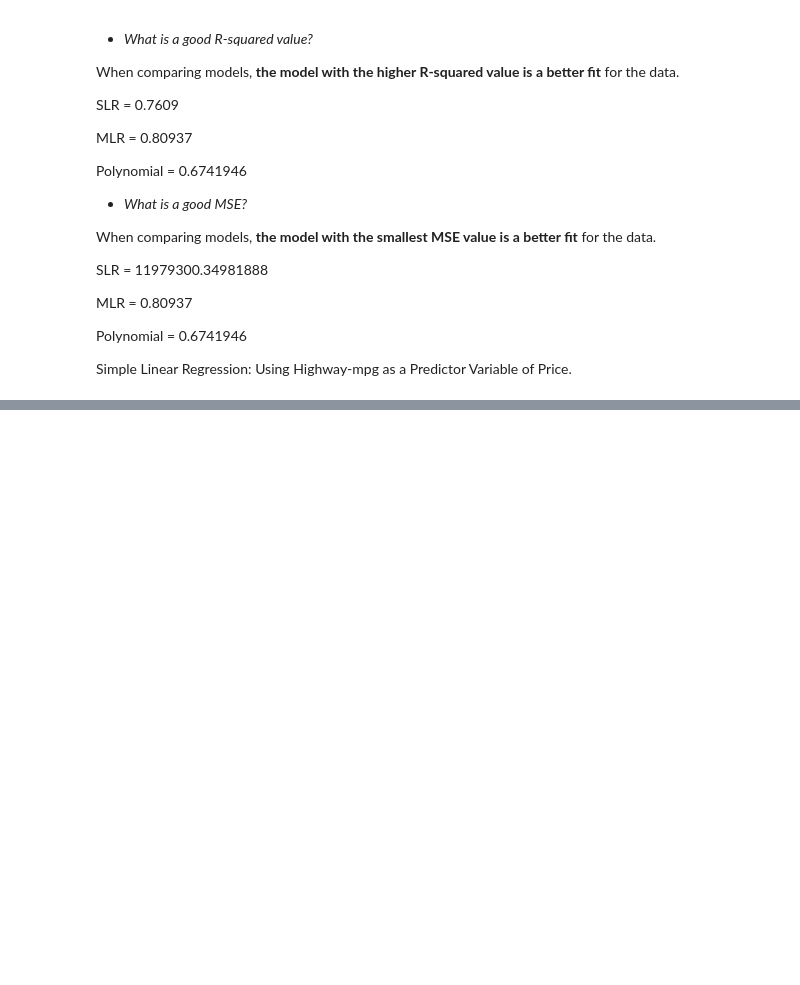
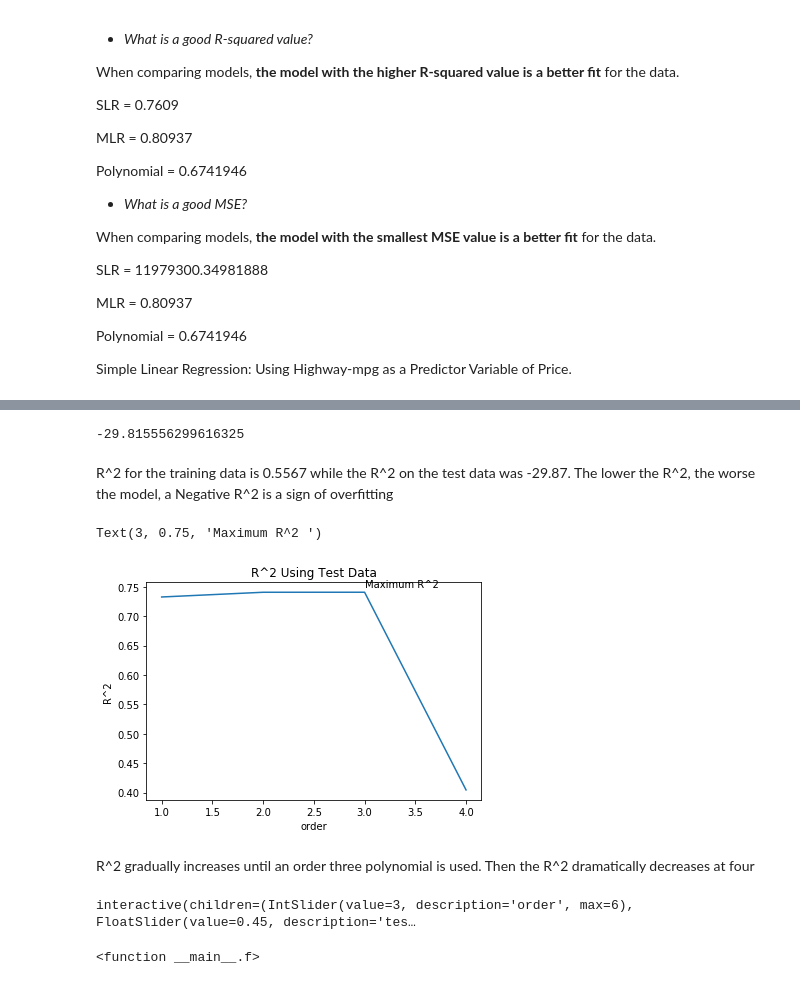
Before and after one commit to mabittar/Learn, a Jupyter notebook: Analyzing_Data_with_Python.ipynb, the cells around one changed output, grey strips where cells are left out. Drawn from its saved outputs; the diff is of its cells as text; code cells hidden in the pictures; blank space fills up the shorter version.

```diff
--- a/Analyzing_Data_with_Python.ipynb
+++ b/Analyzing_Data_with_Python.ipynb
@@ -1603,0 +1869,32 @@ Function cross_val_score() (nessa função o argumento cv representa o número d
+# %%
+#R^2 of the test data
+poly.score(x_test_pr, y_test)
+# %% [output]
+-29.815556299616325
+# %% [markdown]
+R^2 for the training data is 0.5567 while the R^2 on the test data was -29.87. The lower the R^2, the worse the model, a Negative R^2 is a sign of overfitting
+# %%
+Rsqu_test = []
+
+order = [1, 2, 3, 4]
+for n in order:
+    pr = PolynomialFeatures(degree=n)
+
+    x_train_pr = pr.fit_transform(x_train[['horsepower']])
+
+    x_test_pr = pr.fit_transform(x_test[['horsepower']])
+
+    lr.fit(x_train_pr, y_train)
+
+    Rsqu_test.append(lr.score(x_test_pr, y_test))
+
+plt.plot(order, Rsqu_test)
+plt.xlabel('order')
+plt.ylabel('R^2')
+plt.title('R^2 Using Test Data')
+plt.text(3, 0.75, 'Maximum R^2 ')
+# %% [output]
+Text(3, 0.75, 'Maximum R^2 ')
+[figure, added]
+# %% [markdown]
+ R^2 gradually increases until an order three polynomial is used. Then the R^2 dramatically decreases at four
@@ -1603,0 +1910,5 @@ Function cross_val_score() (nessa função o argumento cv representa o número d
+# %%
+interact(f, order=(0, 6, 1), test_data=(0.05, 0.95, 0.05))
+# %% [output]
+interactive(children=(IntSlider(value=3, description='order', max=6), FloatSlider(value=0.45, description='tes…
+<function __main__.f>
```
Also changed, not shown: parts of 82 cells of this notebook.
